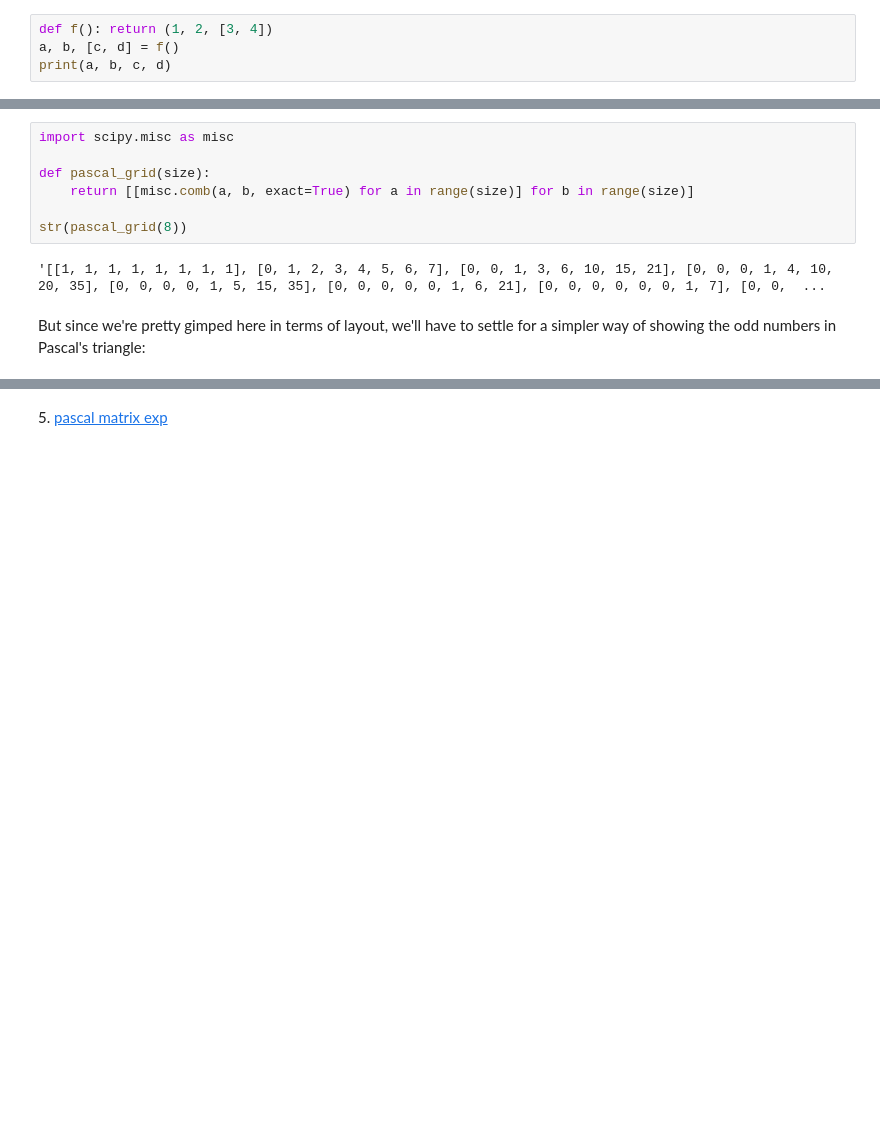
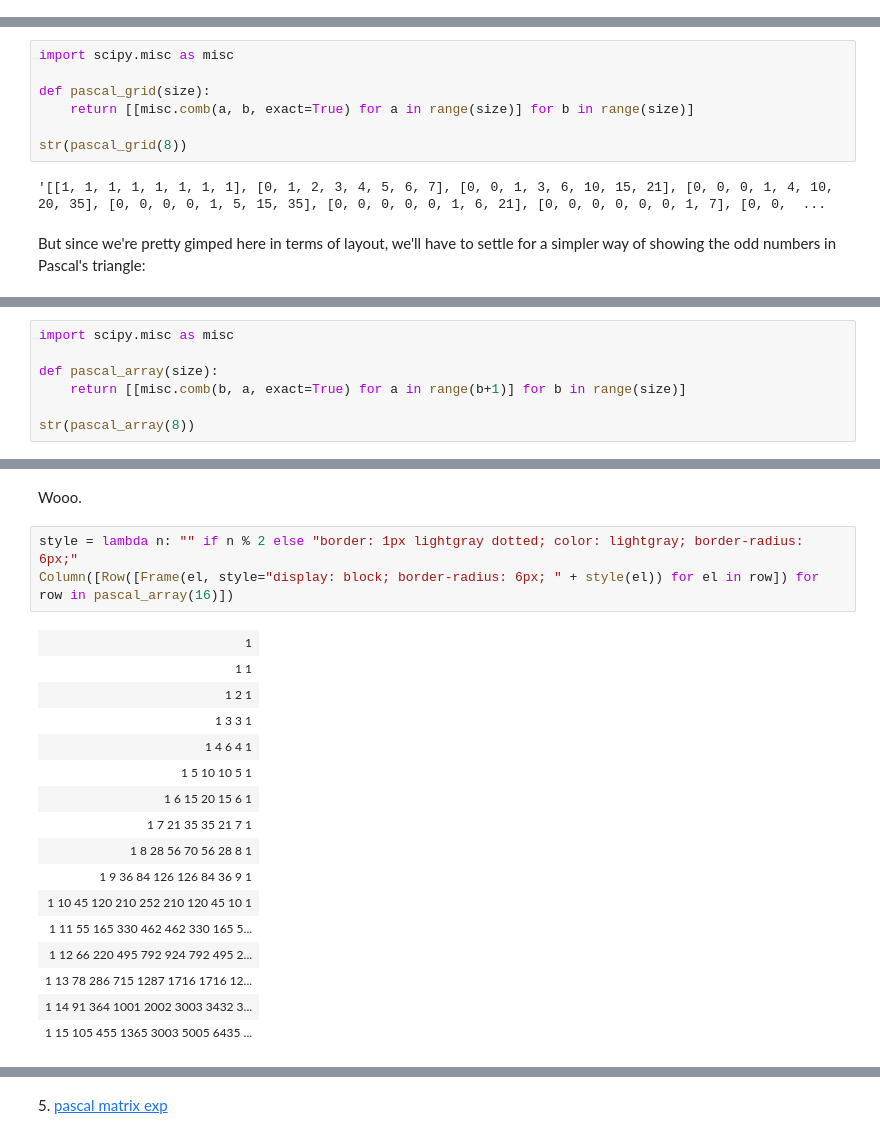
Before and after one commit to freshwater/freshwater.github.io, a Jupyter notebook: misc/sierpinski_python.ipynb, the cells around one changed output, grey strips where cells are left out. Saved outputs shown, nothing was run; the diff lists cells and outputs as text; blank space fills up the shorter version.

```diff
--- a/misc/sierpinski_python.ipynb
+++ b/misc/sierpinski_python.ipynb
@@ -10,4 +9,0 @@ One of the things I was looking forward to was seeing people try to implement so
-# %%
-def f(): return (1, 2, [3, 4])
-a, b, [c, d] = f()
-print(a, b, c, d)
@@ -226,0 +223,7 @@ misc.toimage((1 - np.array(pascal_grid(2**8)) % 4))
+# %%
+import scipy.misc as misc
+
+def pascal_array(size):
+    return [[misc.comb(b, a, exact=True) for a in range(b+1)] for b in range(size)]
+
+str(pascal_array(8))
@@ -226,0 +246,22 @@ misc.toimage((1 - np.array(pascal_grid(2**8)) % 4))
+# %% [markdown]
+Wooo.
+# %%
+style = lambda n: "" if n % 2 else "border: 1px lightgray dotted; color: lightgray; border-radius: 6px;"
+Column([Row([Frame(el, style="display: block; border-radius: 6px; " + style(el)) for el in row]) for row in pascal_array(16)])
+# %% [output]
+| 1 |
+| 1 1 |
+| 1 2 1 |
+| 1 3 3 1 |
+| 1 4 6 4 1 |
+| 1 5 10 10 5 1 |
+| 1 6 15 20 15 6 1 |
+| 1 7 21 35 35 21 7 1 |
+| 1 8 28 56 70 56 28 8 1 |
+| 1 9 36 84 126 126 84 36 9 1 |
+| 1 10 45 120 210 252 210 120 45 10 1 |
+| 1 11 55 165 330 462 462 330 165 5... |
+| 1 12 66 220 495 792 924 792 495 2... |
+| 1 13 78 286 715 1287 1716 1716 12... |
+| 1 14 91 364 1001 2002 3003 3432 3... |
+| 1 15 105 455 1365 3003 5005 6435 ... |
```
Also changed, not shown: parts of 38 cells of this notebook, 4 other files.
